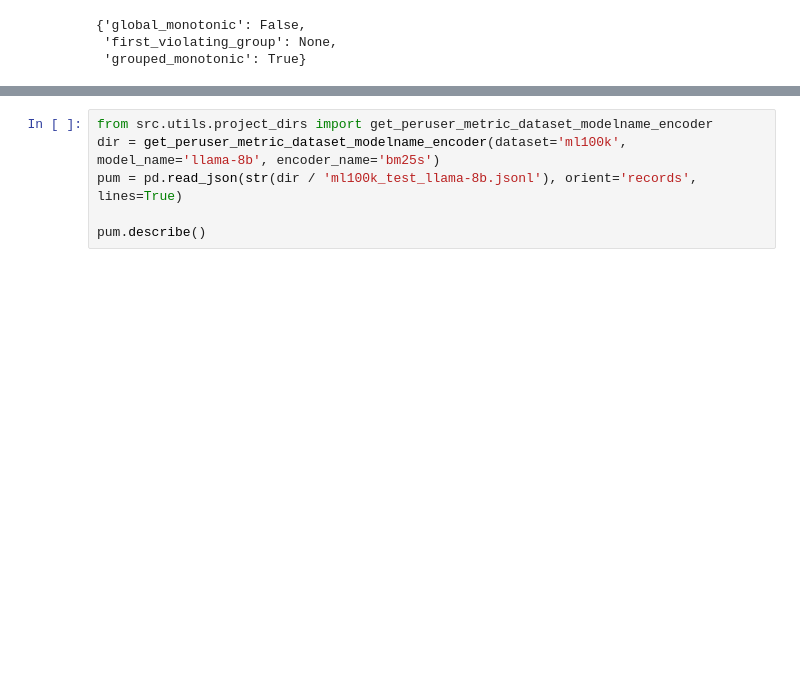
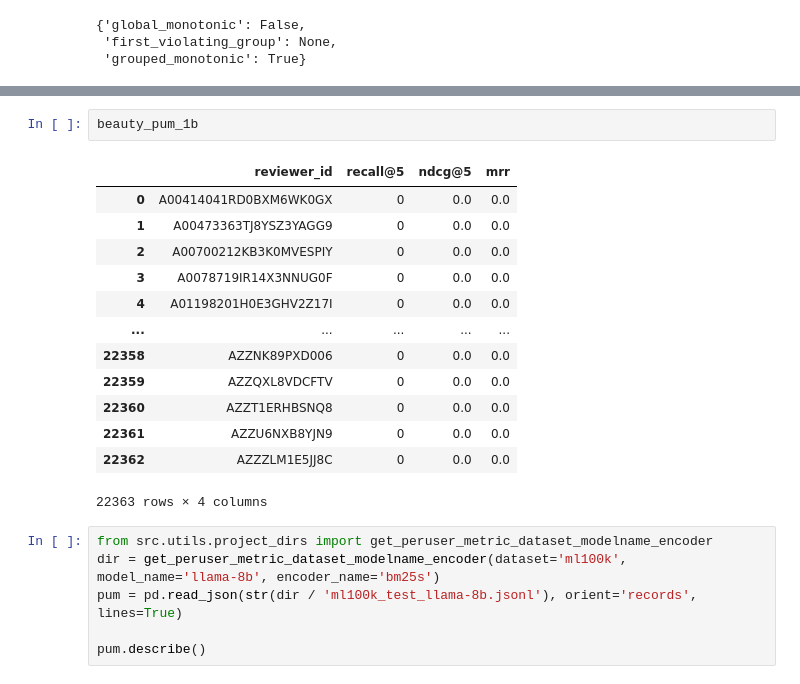
Before and after one commit to krishnacharya/GLoSS, a Jupyter notebook: notebooks/sequence_lengths.ipynb, the cells around one changed output, grey strips where cells are left out. Saved outputs shown, nothing was run; the diff lists cells and outputs as text; blank space fills up the shorter version.

```diff
--- a/notebooks/sequence_lengths.ipynb
+++ b/notebooks/sequence_lengths.ipynb
@@ -265,3 +348,19 @@ Name: count, Length: 19406, dtype: int64
+# %%
+beauty_pum_1b
+# %% [output]
+|  | reviewer_id | recall@5 | ndcg@5 | mrr |
+| 0 | A00414041RD0BXM6WK0GX | 0 | 0.0 | 0.0 |
+| 1 | A00473363TJ8YSZ3YAGG9 | 0 | 0.0 | 0.0 |
+| 2 | A00700212KB3K0MVESPIY | 0 | 0.0 | 0.0 |
+| 3 | A0078719IR14X3NNUG0F | 0 | 0.0 | 0.0 |
+| 4 | A01198201H0E3GHV2Z17I | 0 | 0.0 | 0.0 |
+| ... | ... | ... | ... | ... |
+| 22358 | AZZNK89PXD006 | 0 | 0.0 | 0.0 |
+| 22359 | AZZQXL8VDCFTV | 0 | 0.0 | 0.0 |
+| 22360 | AZZT1ERHBSNQ8 | 0 | 0.0 | 0.0 |
+| 22361 | AZZU6NXB8YJN9 | 0 | 0.0 | 0.0 |
+| 22362 | AZZZLM1E5JJ8C | 0 | 0.0 | 0.0 |
+22363 rows × 4 columns
 # %%
 from src.utils.project_dirs import get_peruser_metric_dataset_modelname_encoder
 dir = get_peruser_metric_dataset_modelname_encoder(dataset='ml100k', model_name='llama-8b', encoder_name='bm25s')
```
Also changed, not shown: parts of 7 cells of this notebook, 37 other files.
